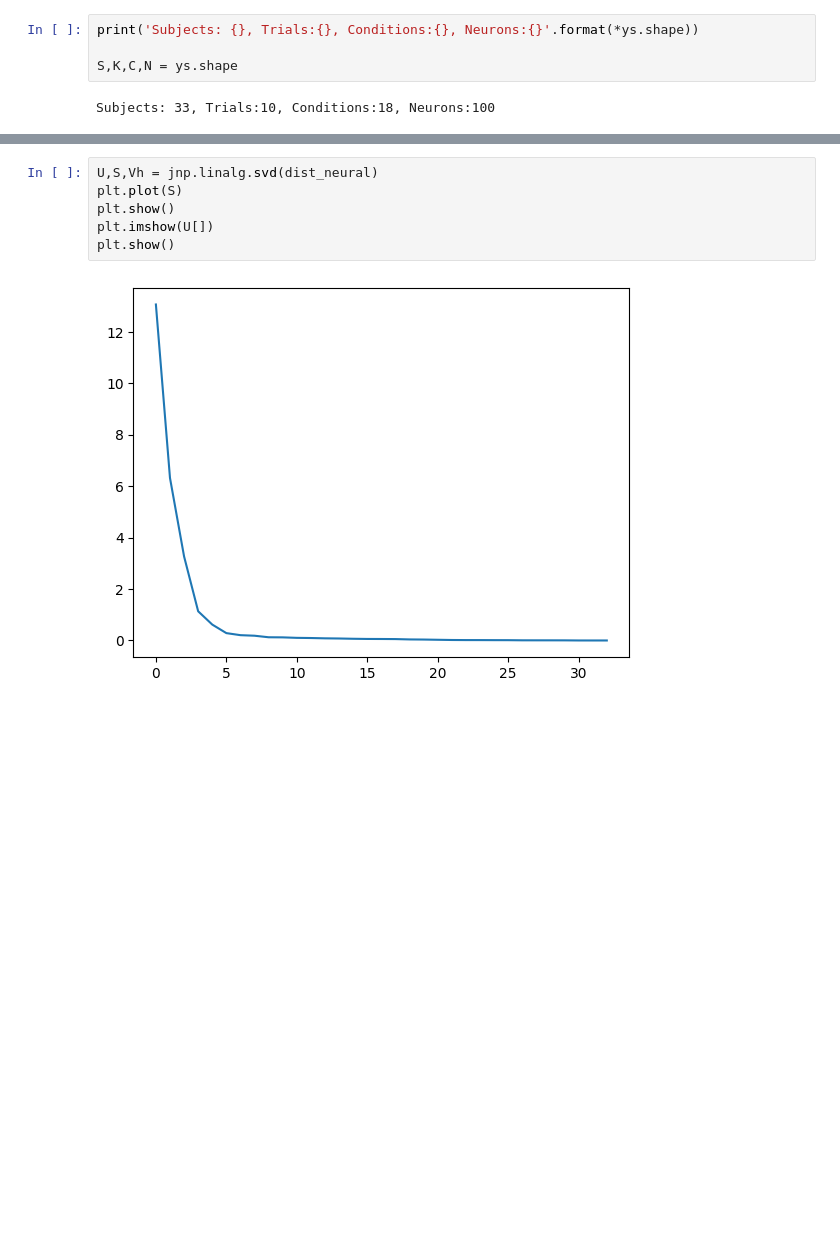
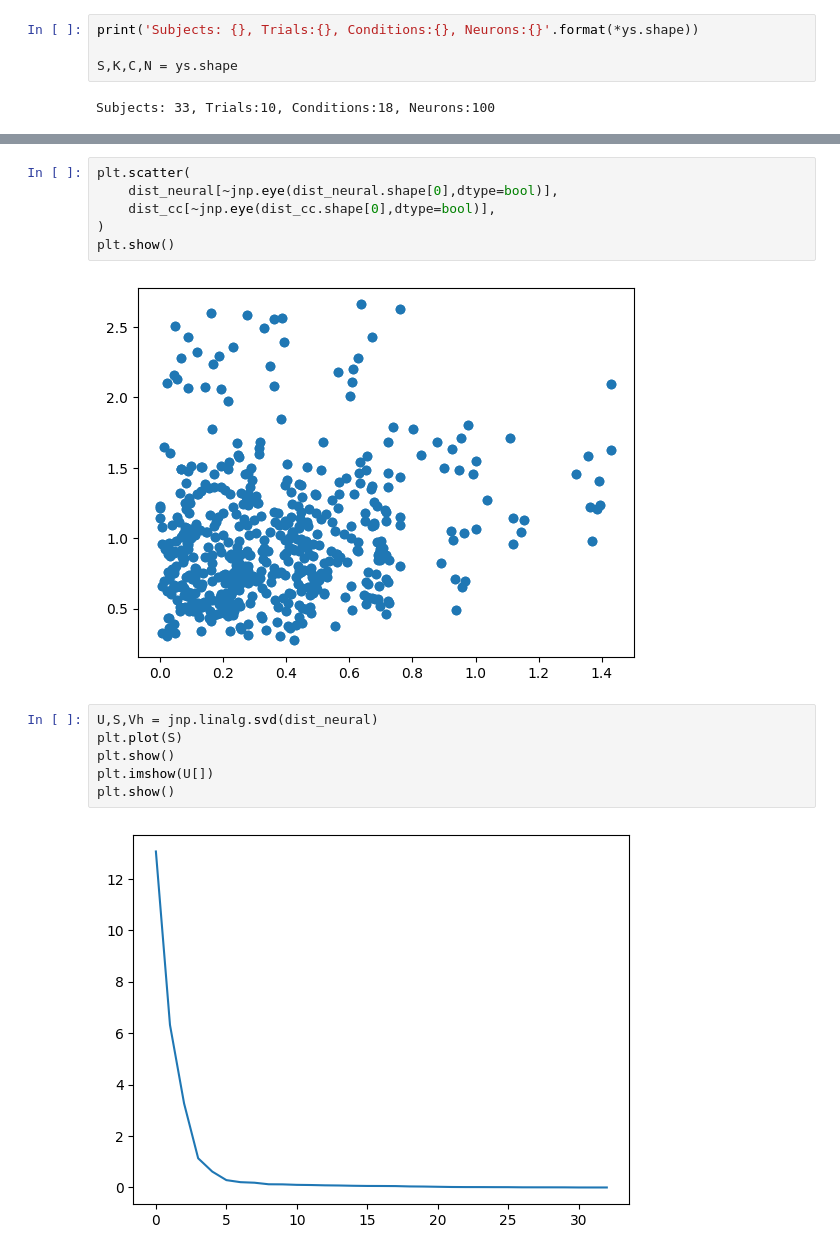
Before and after one commit to jmourabarbosa/shapemetrics_journalpaper, a Jupyter notebook: ibl_analyses/notebooks/test.ipynb, the cells around one changed output, grey strips where cells are left out. Saved outputs shown, nothing was run; the diff lists cells and outputs as text; blank space fills up the shorter version.

```diff
--- a/ibl_analyses/notebooks/test.ipynb
+++ b/ibl_analyses/notebooks/test.ipynb
@@ -83,3 +94,11 @@ plt.imshow(dist_neural)
+# %%
+plt.scatter(
+    dist_neural[~jnp.eye(dist_neural.shape[0],dtype=bool)],
+    dist_cc[~jnp.eye(dist_cc.shape[0],dtype=bool)],
+)
+plt.show()
+# %% [output]
+[figure, added]
 # %%
 U,S,Vh = jnp.linalg.svd(dist_neural)
 plt.plot(S)
```
Also changed, not shown: parts of 2 cells of this notebook.
